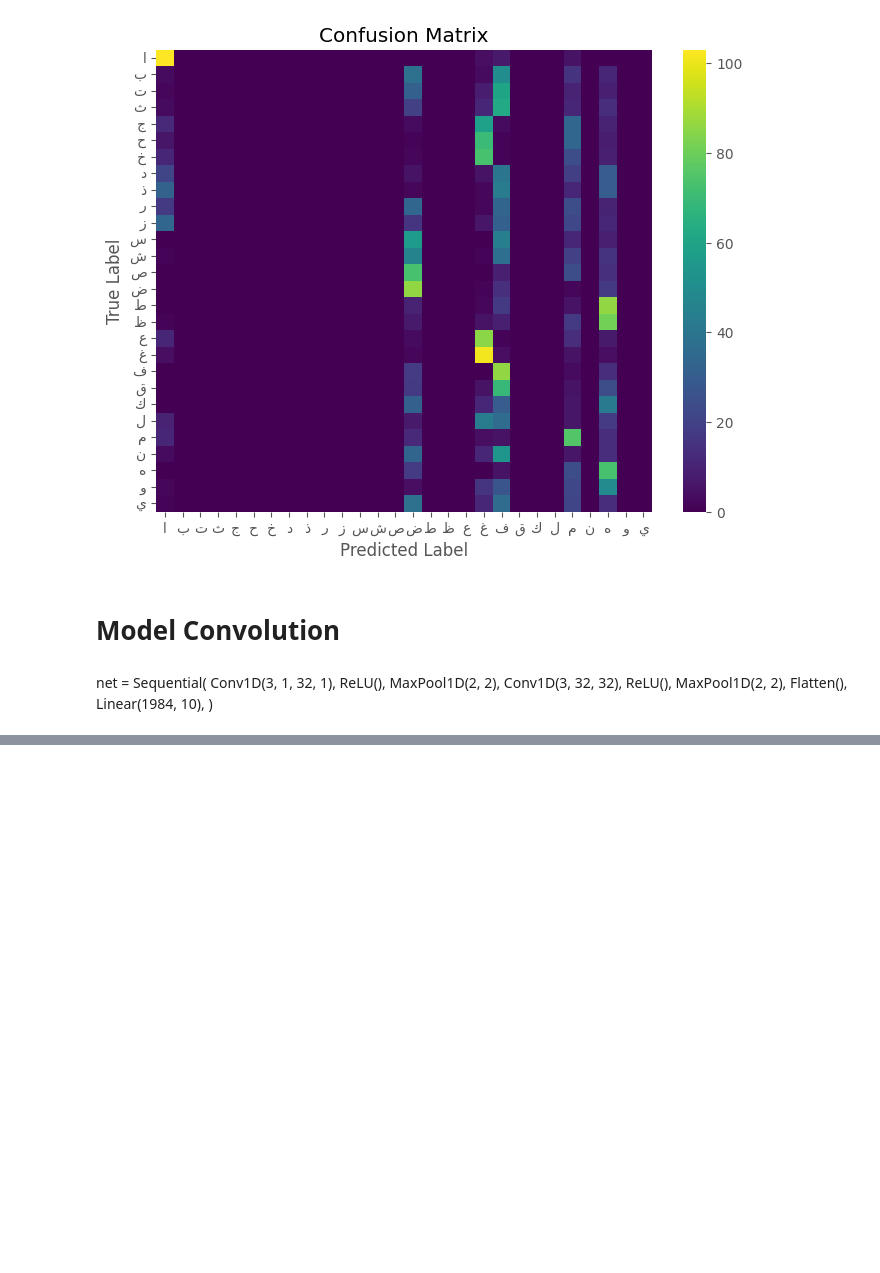
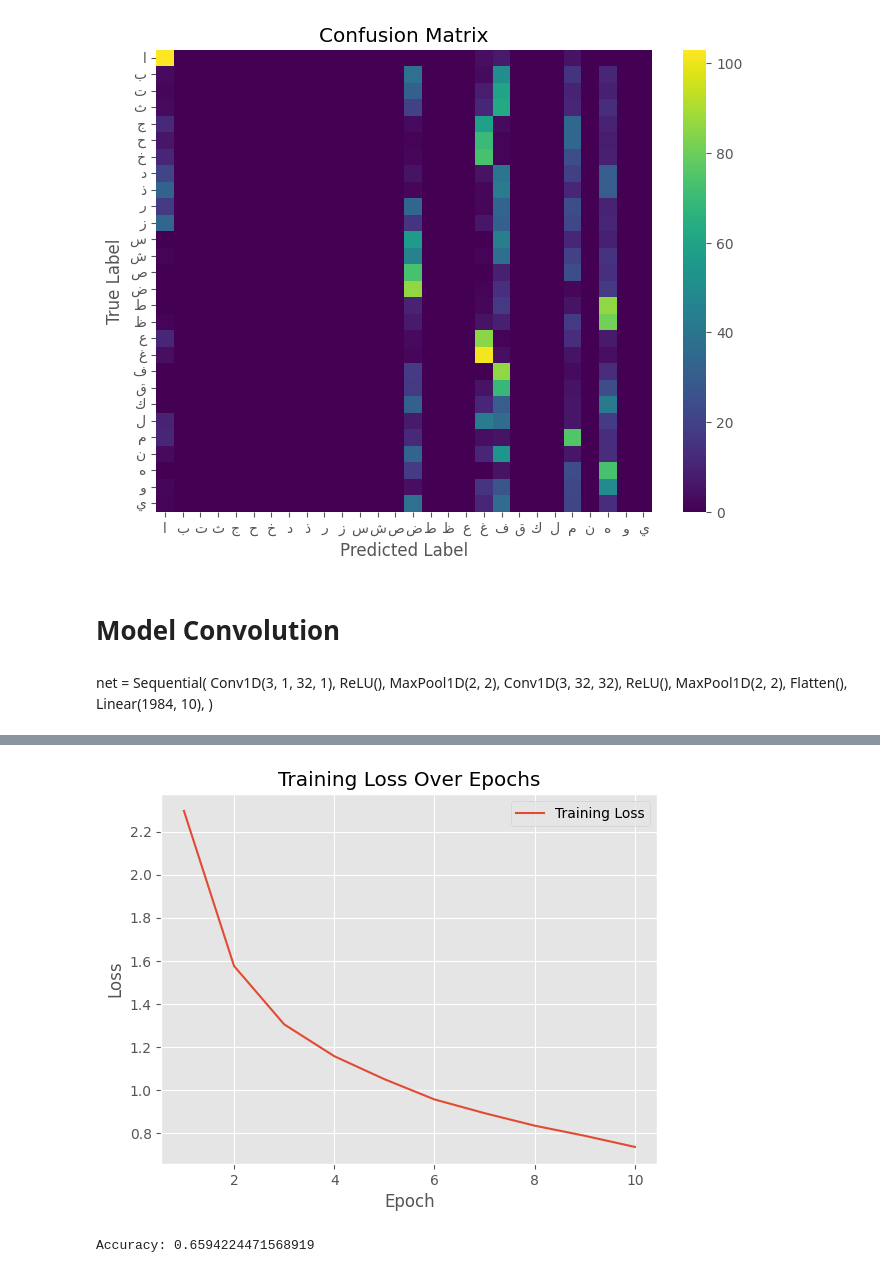
Before and after one commit to Tikai7/Pylamp, a Jupyter notebook: src/MultiClassImagesExperiment.ipynb, the cells around one changed output, grey strips where cells are left out. Drawn from its saved outputs; the diff is of its cells as text; code cells hidden in the pictures; blank space fills up the shorter version.

```diff
--- a/src/MultiClassImagesExperiment.ipynb
+++ b/src/MultiClassImagesExperiment.ipynb
@@ -210,0 +219,4 @@ Epoch 3/10, Average Loss: 1.3058617047491314
+# %%
+Display().plot_loss(losses)
+# %% [output]
+[figure, added]
@@ -210,0 +226,4 @@ Epoch 3/10, Average Loss: 1.3058617047491314
+# %%
+print("Accuracy:", accuracy_score(y_true, y_pred))
+# %% [output]
+Accuracy: 0.6594224471568919
```
Also changed, not shown: parts of 3 cells of this notebook.
